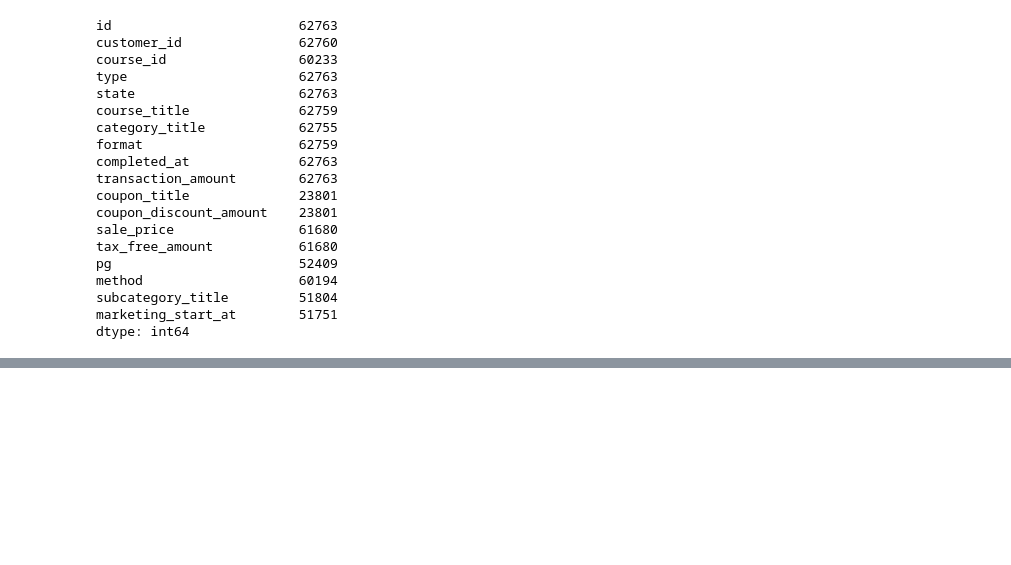
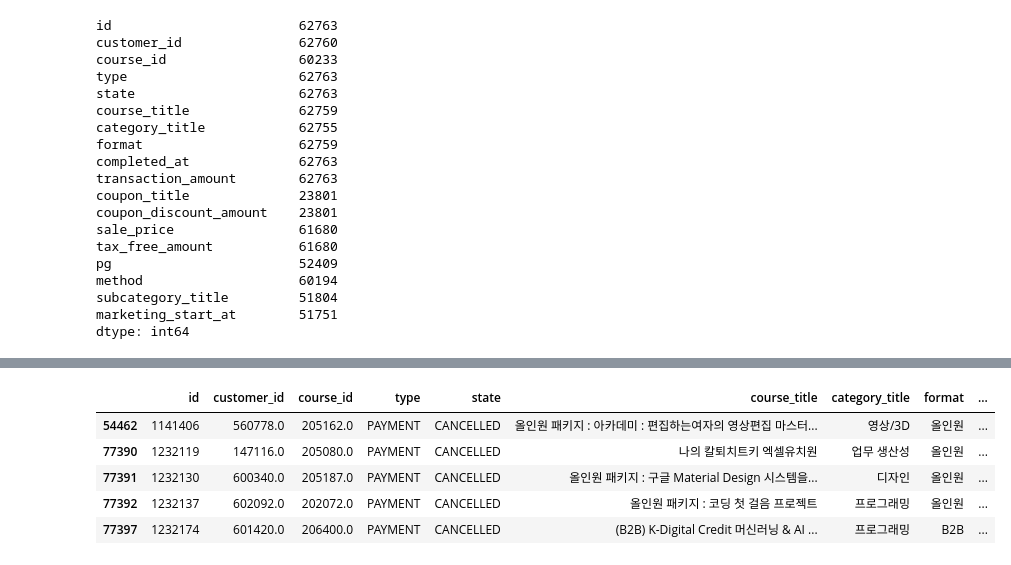
Before and after one commit to y001003/yeardream, a Jupyter notebook: project/fast_campus_eda.ipynb, the cells around one changed output, grey strips where cells are left out. Saved outputs shown, nothing was run; the diff lists cells and outputs as text; code cells hidden in the pictures; blank space fills up the shorter version.

```diff
--- a/project/fast_campus_eda.ipynb
+++ b/project/fast_campus_eda.ipynb
@@ -293,0 +358,10 @@ dtype: int64
+# %%
+df_cancel = df_new.loc[ (df_new['type'] =='PAYMENT') & (df_new['state']=='CANCELLED')]
+df_cancel.head()
+# %% [output]
+|  | id | customer_id | course_id | type | state | course_title | category_title | format | ... |
+| 54462 | 1141406 | 560778.0 | 205162.0 | PAYMENT | CANCELLED | 올인원 패키지 : 아카데미 : 편집하는여자의 영상편집 마스터... | 영상/3D | 올인원 | ... |
+| 77390 | 1232119 | 147116.0 | 205080.0 | PAYMENT | CANCELLED | 나의 칼퇴치트키 엑셀유치원 | 업무 생산성 | 올인원 | ... |
+| 77391 | 1232130 | 600340.0 | 205187.0 | PAYMENT | CANCELLED | 올인원 패키지 : 구글 Material Design 시스템을... | 디자인 | 올인원 | ... |
+| 77392 | 1232137 | 602092.0 | 202072.0 | PAYMENT | CANCELLED | 올인원 패키지 : 코딩 첫 걸음 프로젝트 | 프로그래밍 | 올인원 | ... |
+| 77397 | 1232174 | 601420.0 | 206400.0 | PAYMENT | CANCELLED | (B2B) K-Digital Credit 머신러닝 & AI ... | 프로그래밍 | B2B | ... |
```
Also changed, not shown: parts of 19 cells of this notebook.
